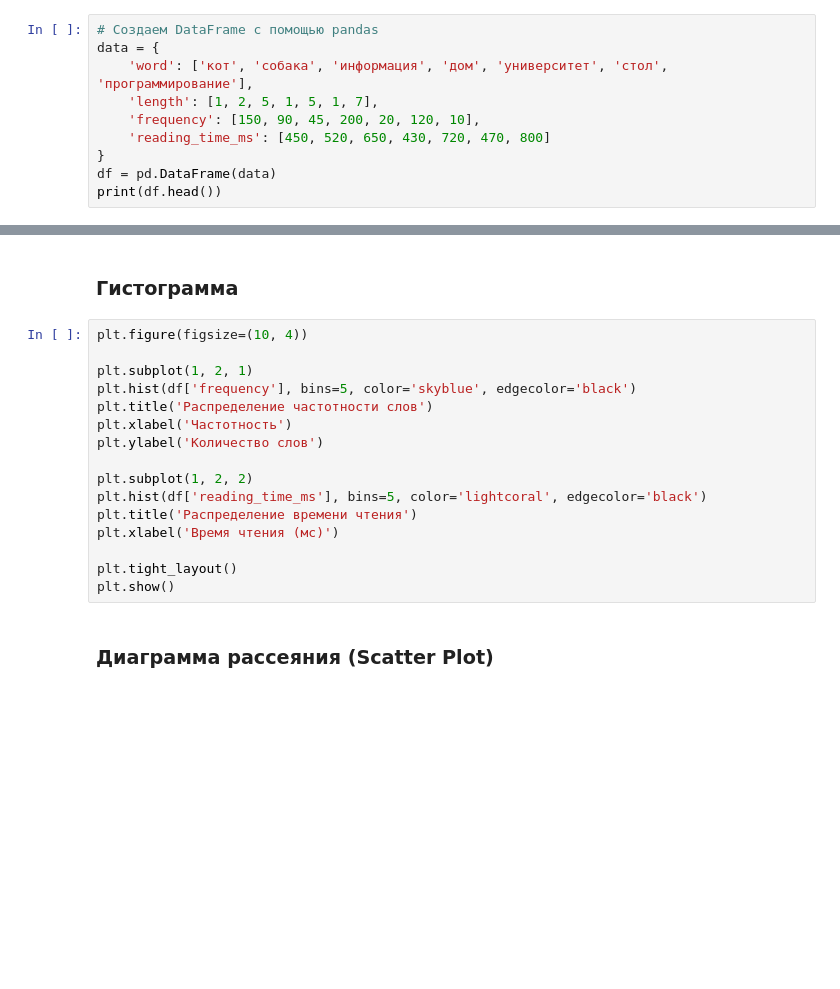
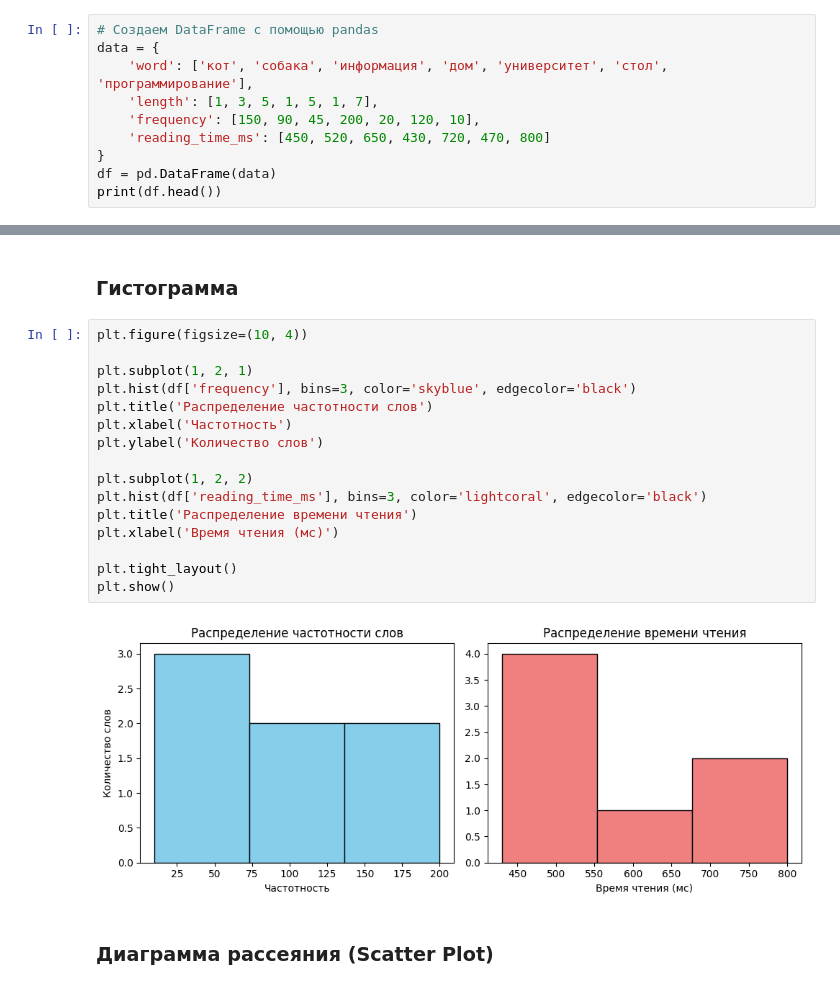
Before and after one commit to phonetics-spbu/phonetics-spbu.github.io, a Jupyter notebook: public/courses/python_2_mag/ipynb/stat_Python.ipynb, the cells around one changed output, grey strips where cells are left out. Cells and saved outputs as stored; diff of their text form; blank space fills up the shorter version.

```diff
--- a/public/courses/python_2_mag/ipynb/stat_Python.ipynb
+++ b/public/courses/python_2_mag/ipynb/stat_Python.ipynb
@@ -10,7 +10,7 @@ from scipy import stats
 # Создаем DataFrame с помощью pandas
 data = {
     'word': ['кот', 'собака', 'информация', 'дом', 'университет', 'стол', 'программирование'],
-    'length': [1, 2, 5, 1, 5, 1, 7],
+    'length': [1, 3, 5, 1, 5, 1, 7],
     'frequency': [150, 90, 45, 200, 20, 120, 10],
     'reading_time_ms': [450, 520, 650, 430, 720, 470, 800]
 }
@@ -30,19 +49,21 @@ print(f"Медианная частотность: {df['frequency'].median()}")
 # %%
 plt.figure(figsize=(10, 4))
 
 plt.subplot(1, 2, 1)
-plt.hist(df['frequency'], bins=5, color='skyblue', edgecolor='black')
+plt.hist(df['frequency'], bins=3, color='skyblue', edgecolor='black')
 plt.title('Распределение частотности слов')
 plt.xlabel('Частотность')
 plt.ylabel('Количество слов')
 
 plt.subplot(1, 2, 2)
-plt.hist(df['reading_time_ms'], bins=5, color='lightcoral', edgecolor='black')
+plt.hist(df['reading_time_ms'], bins=3, color='lightcoral', edgecolor='black')
 plt.title('Распределение времени чтения')
 plt.xlabel('Время чтения (мс)')
 
 plt.tight_layout()
 plt.show()
+# %% [output]
+[figure, added]
 # %% [markdown]
 <h3>Диаграмма рассеяния (Scatter Plot)</h3>
 # %%
```
Also changed, not shown: parts of 14 cells of this notebook.
